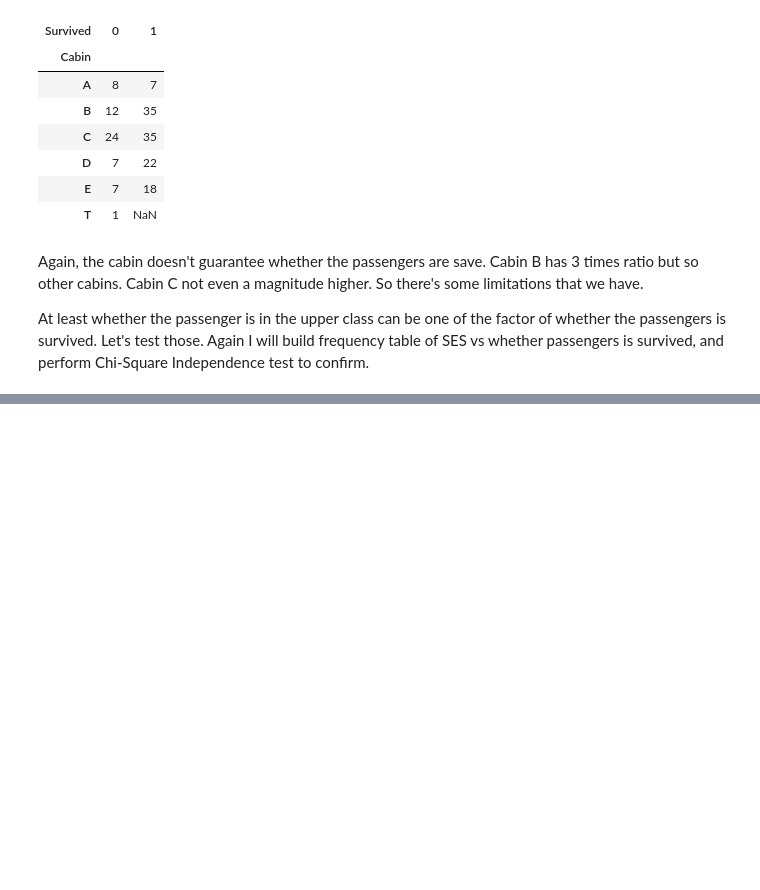
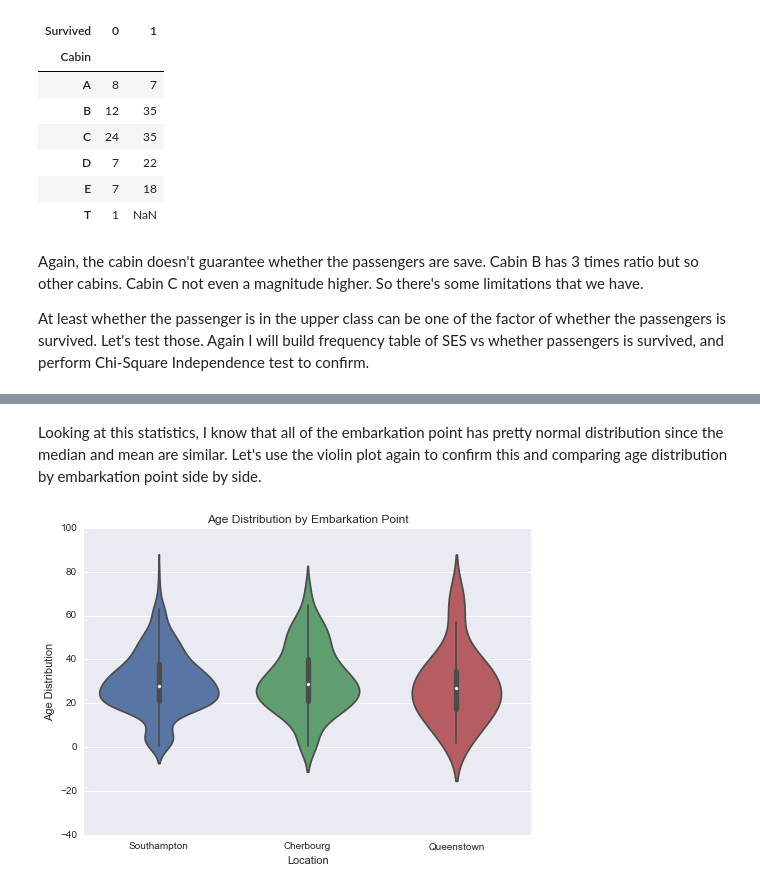
Before and after one commit to napjon/ds-nd, a Jupyter notebook: p2-introds/titanic/titanic.ipynb, the cells around one changed output, grey strips where cells are left out. Saved outputs shown, nothing was run; the diff lists cells and outputs as text; code cells hidden in the pictures; blank space fills up the shorter version.

```diff
--- a/p2-introds/titanic/titanic.ipynb
+++ b/p2-introds/titanic/titanic.ipynb
@@ -272,0 +323,10 @@ chi2,p,dof,expected = sp.chi2_contingency(pd.crosstab(df.Pclass,df.Survived))
+# %% [markdown]
+Looking at this statistics, I know that all of the embarkation point has pretty normal distribution since the median and mean are similar. Let's use the violin plot again to confirm this and comparing age distribution by embarkation point side by side.
+# %%
+p = sns.violinplot(data = df, x = 'Embarked', y = 'Age',order=["S","C","Q"])
+p.set(title = 'Age Distribution by Embarkation Point',
+        xlabel = 'Location',
+        ylabel = 'Age Distribution',
+        xticklabels = ['Southampton','Cherbourg', 'Queenstown']);
+# %% [output]
+[figure, added]
```
Also changed, not shown: parts of 36 cells of this notebook, 1 other file.
